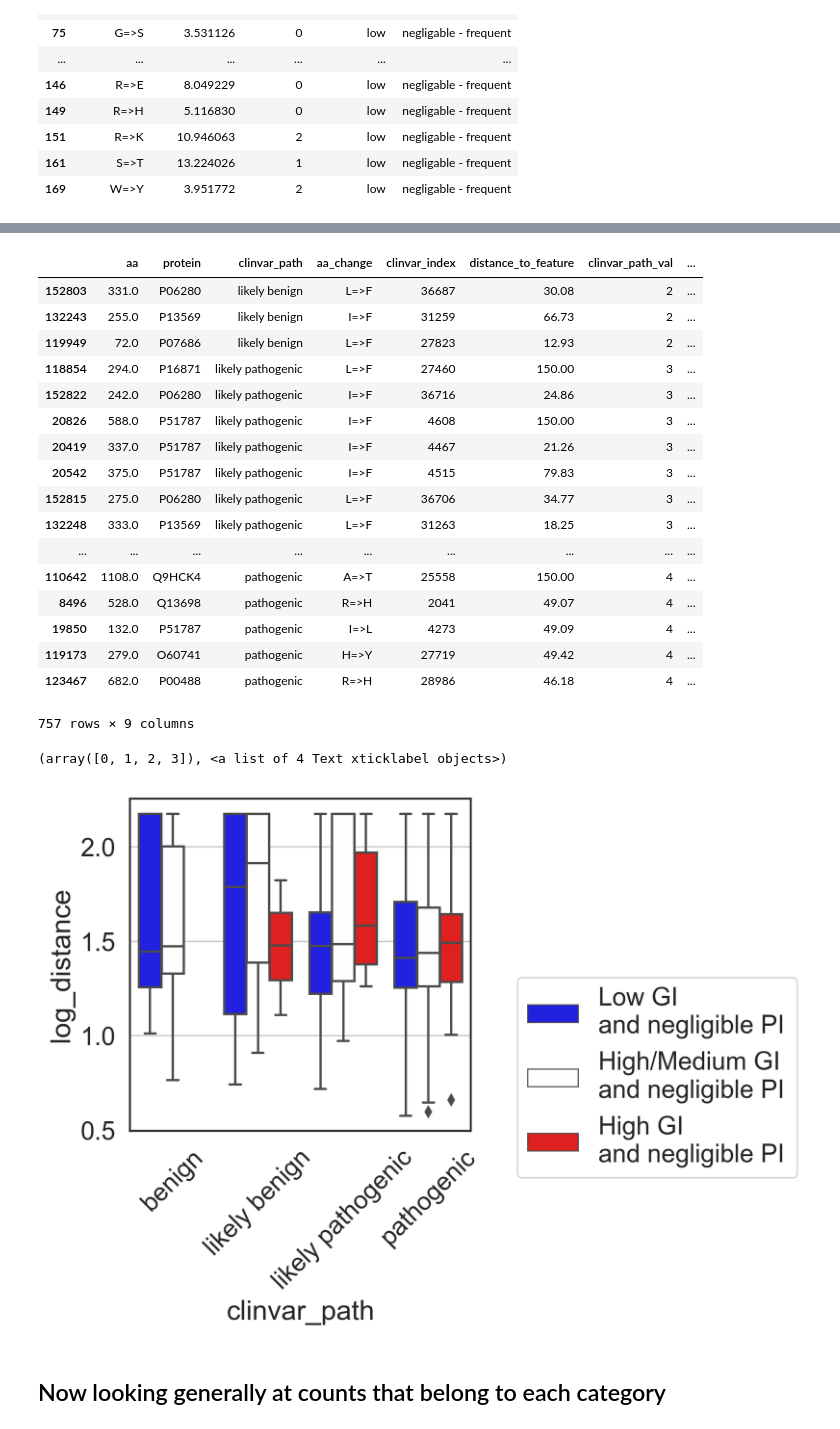
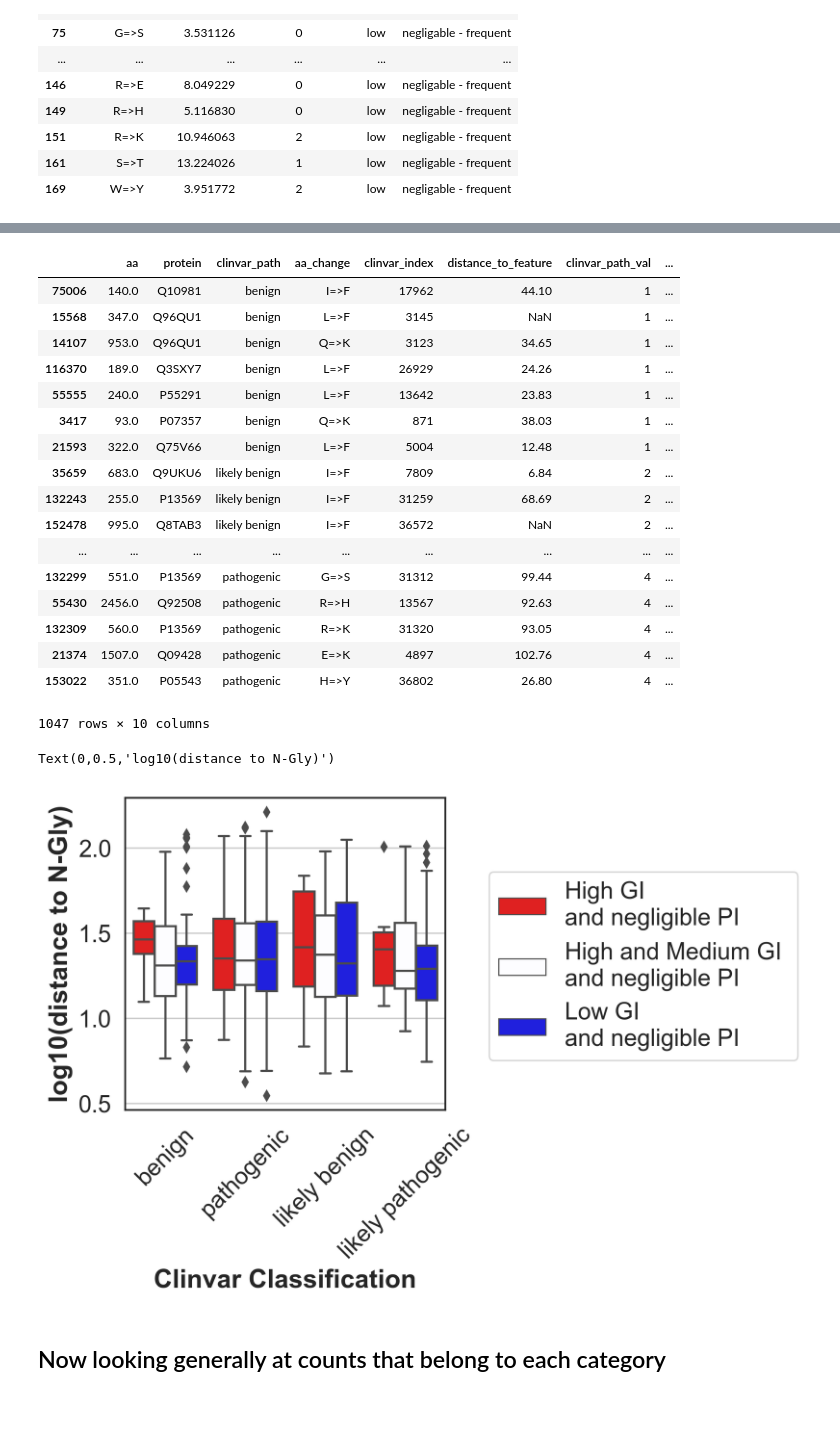
Before and after one commit to danielanach/glyco-clinvar, a Jupyter notebook: code/06_path_vs_benign_continuous.ipynb, the cells around one changed output, grey strips where cells are left out. Drawn from its saved outputs; the diff is of its cells as text; code cells hidden in the pictures.

Commit message:
Keeping NA distance to features

```diff
--- a/code/06_path_vs_benign_continuous.ipynb
+++ b/code/06_path_vs_benign_continuous.ipynb
@@ -165,3 +158,5 @@ low_glyco_neg_prot
 | 151 | R=>K | 10.946063 | 2 | low | negligable - frequent |
 | 161 | S=>T | 13.224026 | 1 | low | negligable - frequent |
 | 169 | W=>Y | 3.951772 | 2 | low | negligable - frequent |
+# %%
+df['substitution'] = df['aa_change']
@@ -168,6 +200,6 @@ low_glyco_neg_prot
 # %%
 classifications = [(high_glyco_neg_prot,'High GI \nand negligible PI'),
-                   (high_med_glyco_neg_prot,'High/Medium GI \nand negligible PI'),
+                   (high_med_glyco_neg_prot,'High and Medium GI \nand negligible PI'),
                    (low_glyco_neg_prot,'Low GI \nand negligible PI')]
 
 lst_ = []
@@ -218,36 +250,38 @@ concat_df = pd.concat(lst_,axis=0)
 concat_df
 # %% [output]
 |  | aa | protein | clinvar_path | aa_change | clinvar_index | distance_to_feature | clinvar_path_val | ... |
-| 152803 | 331.0 | P06280 | likely benign | L=>F | 36687 | 30.08 | 2 | ... |
-| 132243 | 255.0 | P13569 | likely benign | I=>F | 31259 | 66.73 | 2 | ... |
-| 119949 | 72.0 | P07686 | likely benign | L=>F | 27823 | 12.93 | 2 | ... |
-| 118854 | 294.0 | P16871 | likely pathogenic | L=>F | 27460 | 150.00 | 3 | ... |
-| 152822 | 242.0 | P06280 | likely pathogenic | I=>F | 36716 | 24.86 | 3 | ... |
-| 20826 | 588.0 | P51787 | likely pathogenic | I=>F | 4608 | 150.00 | 3 | ... |
-| 20419 | 337.0 | P51787 | likely pathogenic | I=>F | 4467 | 21.26 | 3 | ... |
-| 20542 | 375.0 | P51787 | likely pathogenic | I=>F | 4515 | 79.83 | 3 | ... |
-| 152815 | 275.0 | P06280 | likely pathogenic | L=>F | 36706 | 34.77 | 3 | ... |
-| 132248 | 333.0 | P13569 | likely pathogenic | L=>F | 31263 | 18.25 | 3 | ... |
+| 75006 | 140.0 | Q10981 | benign | I=>F | 17962 | 44.10 | 1 | ... |
+| 15568 | 347.0 | Q96QU1 | benign | L=>F | 3145 | NaN | 1 | ... |
+| 14107 | 953.0 | Q96QU1 | benign | Q=>K | 3123 | 34.65 | 1 | ... |
+| 116370 | 189.0 | Q3SXY7 | benign | L=>F | 26929 | 24.26 | 1 | ... |
+| 55555 | 240.0 | P55291 | benign | L=>F | 13642 | 23.83 | 1 | ... |
+| 3417 | 93.0 | P07357 | benign | Q=>K | 871 | 38.03 | 1 | ... |
+| 21593 | 322.0 | Q75V66 | benign | L=>F | 5004 | 12.48 | 1 | ... |
+| 35659 | 683.0 | Q9UKU6 | likely benign | I=>F | 7809 | 6.84 | 2 | ... |
+| 132243 | 255.0 | P13569 | likely benign | I=>F | 31259 | 68.69 | 2 | ... |
+| 152478 | 995.0 | Q8TAB3 | likely benign | I=>F | 36572 | NaN | 2 | ... |
 | ... | ... | ... | ... | ... | ... | ... | ... | ... |
-| 110642 | 1108.0 | Q9HCK4 | pathogenic | A=>T | 25558 | 150.00 | 4 | ... |
-| 8496 | 528.0 | Q13698 | pathogenic | R=>H | 2041 | 49.07 | 4 | ... |
-| 19850 | 132.0 | P51787 | pathogenic | I=>L | 4273 | 49.09 | 4 | ... |
-| 119173 | 279.0 | O60741 | pathogenic | H=>Y | 27719 | 49.42 | 4 | ... |
-| 123467 | 682.0 | P00488 | pathogenic | R=>H | 28986 | 46.18 | 4 | ... |
+| 132299 | 551.0 | P13569 | pathogenic | G=>S | 31312 | 99.44 | 4 | ... |
+| 55430 | 2456.0 | Q92508 | pathogenic | R=>H | 13567 | 92.63 | 4 | ... |
+| 132309 | 560.0 | P13569 | pathogenic | R=>K | 31320 | 93.05 | 4 | ... |
+| 21374 | 1507.0 | Q09428 | pathogenic | E=>K | 4897 | 102.76 | 4 | ... |
+| 153022 | 351.0 | P05543 | pathogenic | H=>Y | 36802 | 26.80 | 4 | ... |
-757 rows × 9 columns
+1047 rows × 10 columns
 # %%
 plt.figure(dpi=250,figsize=(4,4))
-concat_df = concat_df.sort_values(by='clinvar_path')
+concat_df = concat_df.sort_values(by='GI_PI_type',ascending=True)
 sns.boxplot(data=concat_df,
                x='clinvar_path',
                y='log_distance',
-               palette='seismic',
+               palette='seismic_r',
                hue='GI_PI_type')
-plt.legend(bbox_to_anchor=(1.1,0.5))
+plt.legend(bbox_to_anchor=(1.1,0.8))
 plt.xticks(rotation='45')
+plt.xlabel('Clinvar Classification',fontweight='bold')
+plt.ylabel('log10(distance to N-Gly)',fontweight='bold')
 # %% [output]
-(array([0, 1, 2, 3]), <a list of 4 Text xticklabel objects>)
+Text(0,0.5,'log10(distance to N-Gly)')
-[figure, old version]
+[figure, new version]
 # %% [markdown]
 ## Now looking generally at counts that belong to each category
 # %%
```
Also changed, not shown: parts of 11 cells of this notebook, 3 other files.
